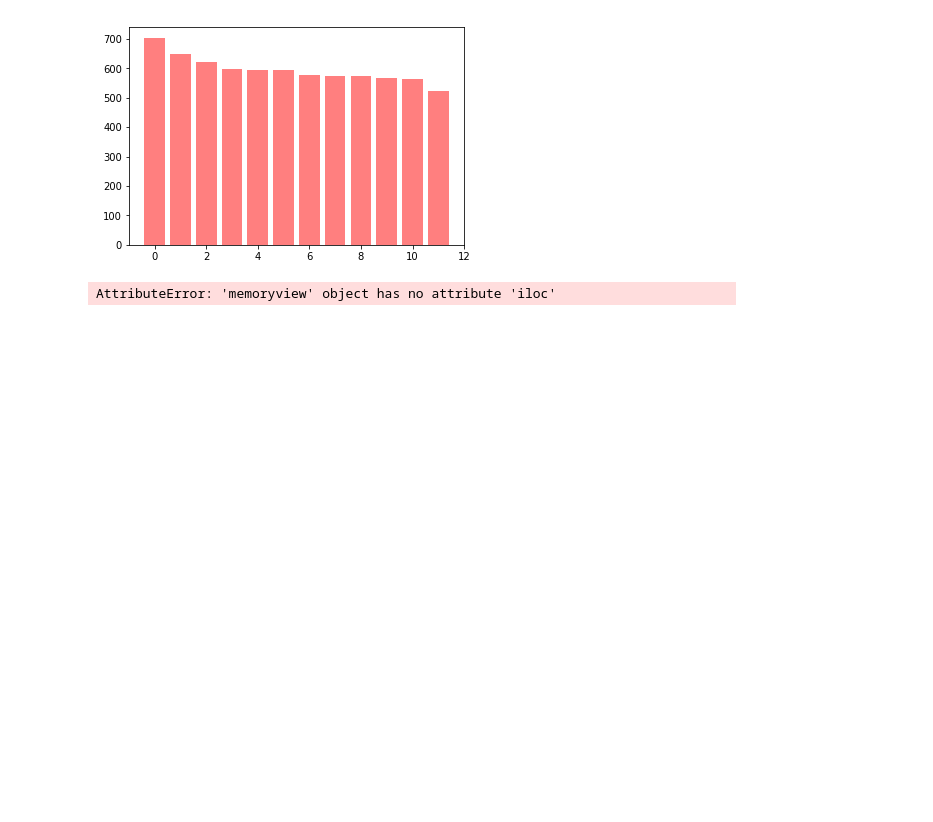
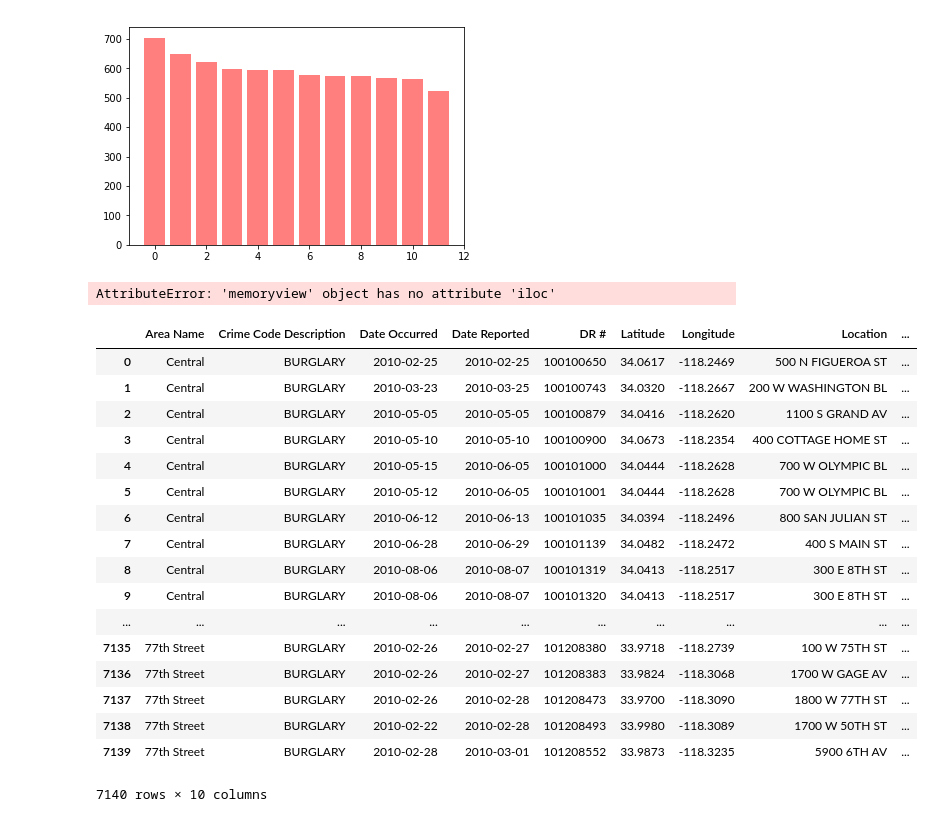
Before and after one commit to egome007/Project_1, a Jupyter notebook: code/data.lacity.org_api-pull.ipynb, the cells around one changed output. Saved outputs shown, nothing was run; the diff lists cells and outputs as text; code cells hidden in the pictures; blank space fills up the shorter version.

Commit message:
Added New Dataframe

```diff
--- a/code/data.lacity.org_api-pull.ipynb
+++ b/code/data.lacity.org_api-pull.ipynb
@@ -207,26 +219,51 @@ AttributeError: 'memoryview' object has no attribute 'iloc'
 # %%
 #Hypothesis 2: most burglaries occur during daytime hours (Ed)
     #compare time of occurrance
         #if time was 0600 - 0700
         #if time was 0700 - 0800
         #if time was 0800 - 0900
 
-#CAN THIS ANALYSIS USE THIS SAME PANDAS HOMEWORK ANALYSIS FOR GROUPING GAMER PURCHASE AGES
+#Changed DF to a more granular Datafields
+new_burglary_df = burglary_df[["Area Name", "Crime Code Description", "Date Occurred", "Date Reported", "DR #", "Latitude", "Longitude", "Location", "Time Occurred", "Occurrence Month"]].reset_index(drop=True)
+
+
 #tenyears = purchase_data[purchase_data["Age"] <10]
 #loteens = purchase_data[(purchase_data["Age"] >=10) & (purchase_data["Age"] <=14)]
 #hiteens = purchase_data[(purchase_data["Age"] >=15) & (purchase_data["Age"] <=19)]
 #lotwent = purchase_data[(purchase_data["Age"] >=20) & (purchase_data["Age"] <=24)]
 #hitwent = purchase_data[(purchase_data["Age"] >=25) & (purchase_data["Age"] <=29)]
 #lothirt = purchase_data[(purchase_data["Age"] >=30) & (purchase_data["Age"] <=34)]
 #hithirt = purchase_data[(purchase_data["Age"] >=35) & (purchase_data["Age"] <=39)]
 #loforty = purchase_data[(purchase_data["Age"] >=40) & (purchase_data["Age"] <=44)]
 #hiforty = purchase_data[(purchase_data["Age"] >=45) & (purchase_data["Age"] <=49)]
 #fullcount = purchase_data["SN"].nunique()
 
 #age_demo_df = pd.DataFrame({"Age": ["<10", "10-14", "15-19", "20-24", "25-29", "30-34", "35-39", "40-44", "45-49"],
                         #"Percentage of Players": [(tenyears["SN"].nunique()/fullcount)*100, (loteens["SN"].nunique()/fullcount)*100, (hiteens["SN"].nunique()/fullcount)*100, (lotwent["SN"].nunique()/fullcount)*100, (hitwent["SN"].nunique()/fullcount)*100, (lothirt["SN"].nunique()/fullcount)*100, (hithirt["SN"].nunique()/fullcount)*100, (loforty["SN"].nunique()/fullcount)*100, (hiforty["SN"].nunique()/fullcount)*100],
                         #"Total Count": [tenyears["SN"].nunique(), loteens["SN"].nunique(), hiteens["SN"].nunique(), lotwent["SN"].nunique(), hitwent["SN"].nunique(), lothirt["SN"].nunique(), hithirt["SN"].nunique(), loforty["SN"].nunique(), hiforty["SN"].nunique()]
                        #})
+# burglary_df
+# new_burglary_df.shape
+new_burglary_df
+# %% [output]
+|  | Area Name | Crime Code Description | Date Occurred | Date Reported | DR # | Latitude | Longitude | Location | ... |
+| 0 | Central | BURGLARY | 2010-02-25 | 2010-02-25 | 100100650 | 34.0617 | -118.2469 | 500 N FIGUEROA ST | ... |
+| 1 | Central | BURGLARY | 2010-03-23 | 2010-03-25 | 100100743 | 34.0320 | -118.2667 | 200 W WASHINGTON BL | ... |
+| 2 | Central | BURGLARY | 2010-05-05 | 2010-05-05 | 100100879 | 34.0416 | -118.2620 | 1100 S GRAND AV | ... |
+| 3 | Central | BURGLARY | 2010-05-10 | 2010-05-10 | 100100900 | 34.0673 | -118.2354 | 400 COTTAGE HOME ST | ... |
+| 4 | Central | BURGLARY | 2010-05-15 | 2010-06-05 | 100101000 | 34.0444 | -118.2628 | 700 W OLYMPIC BL | ... |
+| 5 | Central | BURGLARY | 2010-05-12 | 2010-06-05 | 100101001 | 34.0444 | -118.2628 | 700 W OLYMPIC BL | ... |
+| 6 | Central | BURGLARY | 2010-06-12 | 2010-06-13 | 100101035 | 34.0394 | -118.2496 | 800 SAN JULIAN ST | ... |
+| 7 | Central | BURGLARY | 2010-06-28 | 2010-06-29 | 100101139 | 34.0482 | -118.2472 | 400 S MAIN ST | ... |
+| 8 | Central | BURGLARY | 2010-08-06 | 2010-08-07 | 100101319 | 34.0413 | -118.2517 | 300 E 8TH ST | ... |
+| 9 | Central | BURGLARY | 2010-08-06 | 2010-08-07 | 100101320 | 34.0413 | -118.2517 | 300 E 8TH ST | ... |
+| ... | ... | ... | ... | ... | ... | ... | ... | ... | ... |
+| 7135 | 77th Street | BURGLARY | 2010-02-26 | 2010-02-27 | 101208380 | 33.9718 | -118.2739 | 100 W 75TH ST | ... |
+| 7136 | 77th Street | BURGLARY | 2010-02-26 | 2010-02-27 | 101208383 | 33.9824 | -118.3068 | 1700 W GAGE AV | ... |
+| 7137 | 77th Street | BURGLARY | 2010-02-26 | 2010-02-28 | 101208473 | 33.9700 | -118.3090 | 1800 W 77TH ST | ... |
+| 7138 | 77th Street | BURGLARY | 2010-02-22 | 2010-02-28 | 101208493 | 33.9980 | -118.3089 | 1700 W 50TH ST | ... |
+| 7139 | 77th Street | BURGLARY | 2010-02-28 | 2010-03-01 | 101208552 | 33.9873 | -118.3235 | 5900 6TH AV | ... |
+7140 rows × 10 columns
 # %%
 #Hypothesis 3: most burglaries occur during weekdays
     #convert a date to day of the week
```
Also changed, not shown: parts of 3 cells of this notebook.
